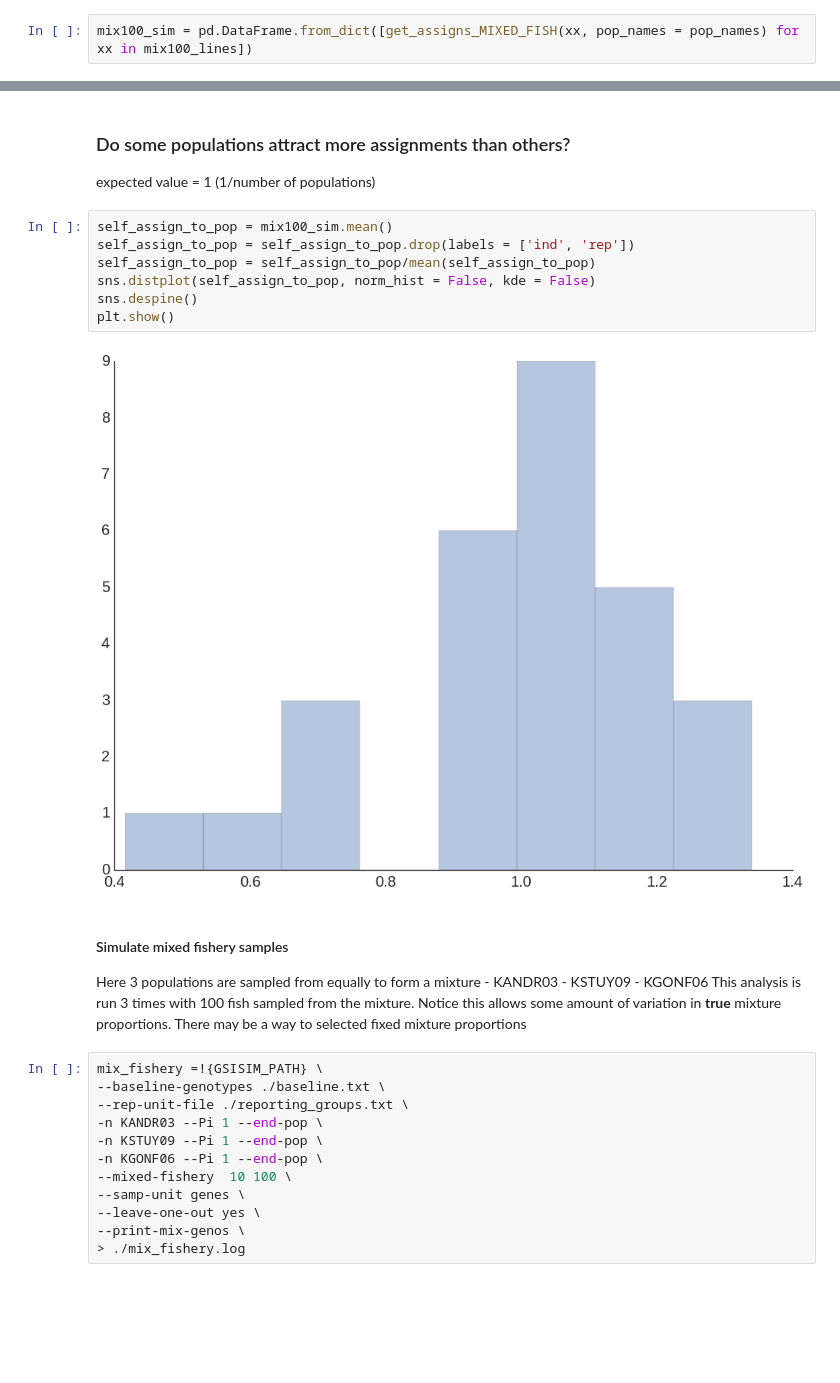
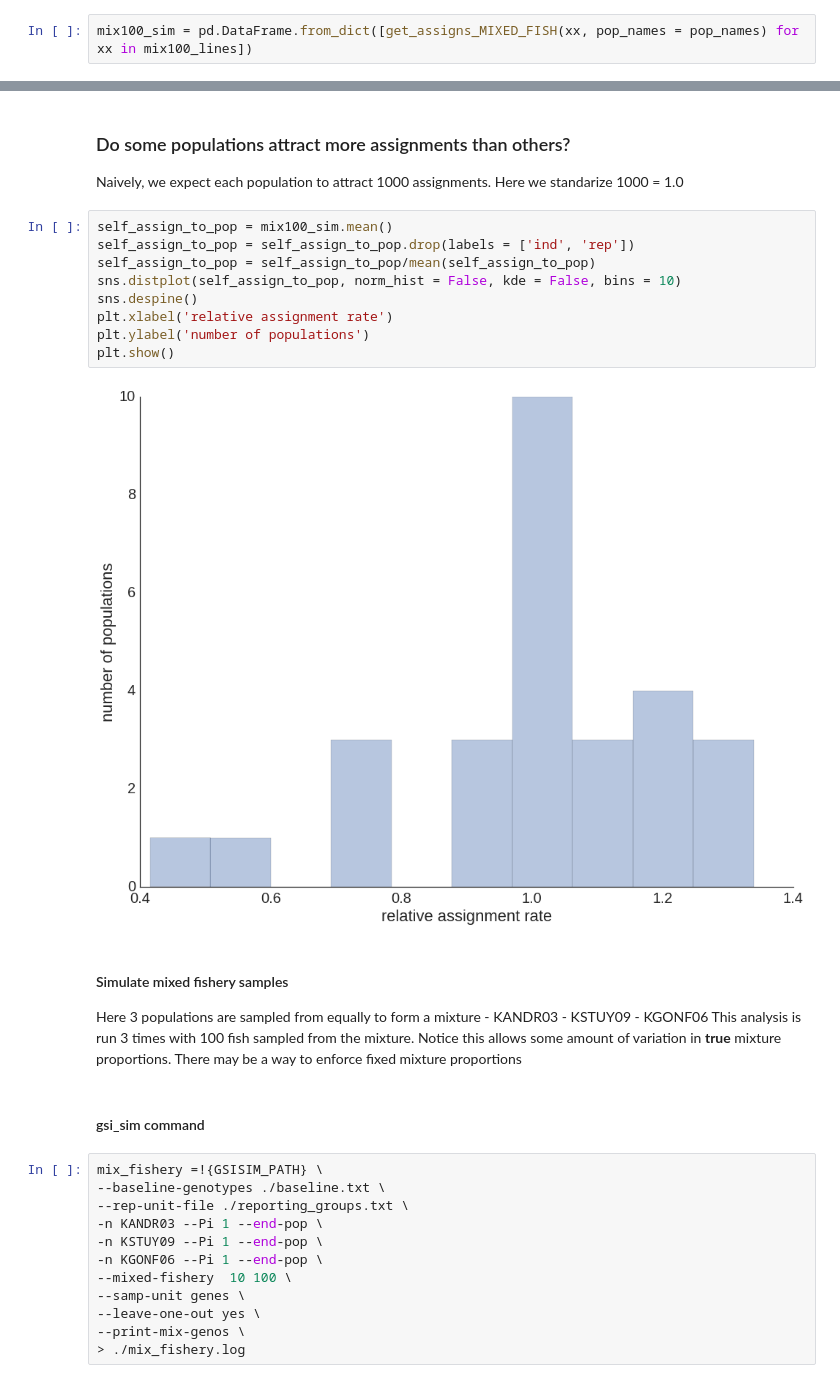
Before and after one commit to rwaples/chinook_gsi_example, a Jupyter notebook: gsi_sim.ipynb, the cells around one changed output, grey strips where cells are left out. Cells and saved outputs as stored; diff of their text form; blank space fills up the shorter version.

```diff
--- a/gsi_sim.ipynb
+++ b/gsi_sim.ipynb
@@ -300,22 +326,26 @@ plt.show()
 # %% [markdown]
 ### Do some populations attract more assignments than others?
-expected value = 1 (1/number of populations)
+Naively, we expect each population to attract 1000 assignments.  Here we standarize 1000 = 1.0
 # %%
 self_assign_to_pop = mix100_sim.mean()
 self_assign_to_pop = self_assign_to_pop.drop(labels = ['ind', 'rep'])
 self_assign_to_pop = self_assign_to_pop/mean(self_assign_to_pop)
-sns.distplot(self_assign_to_pop, norm_hist = False, kde = False)
+sns.distplot(self_assign_to_pop, norm_hist = False, kde = False, bins = 10)
 sns.despine()
+plt.xlabel('relative assignment rate')
+plt.ylabel('number of populations')
 plt.show()
 # %% [output]
-[figure, old version]
+[figure, new version]
 # %% [markdown]
 #### Simulate mixed fishery samples
 Here 3 populations are sampled from equally to form a mixture
     - KANDR03
     - KSTUY09
     - KGONF06
-This analysis is run 3 times with 100 fish sampled from the mixture.  Notice this allows some amount of variation in **true** mixture proportions.  There may be a way to selected fixed mixture proportions
+This analysis is run 3 times with 100 fish sampled from the mixture.  Notice this allows some amount of variation in **true** mixture proportions.  There may be a way to enforce fixed mixture proportions
+# %% [markdown]
+#### gsi_sim command
 # %%
 mix_fishery =!{GSISIM_PATH} \
 --baseline-genotypes ./baseline.txt \
```
Also changed, not shown: parts of 34 cells of this notebook, 2 other files.
